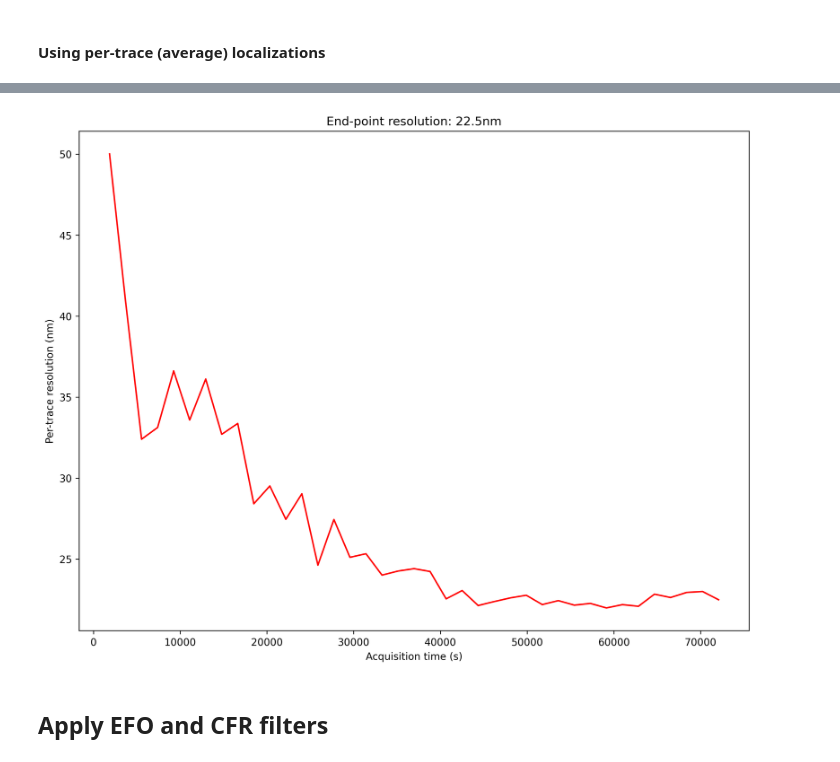
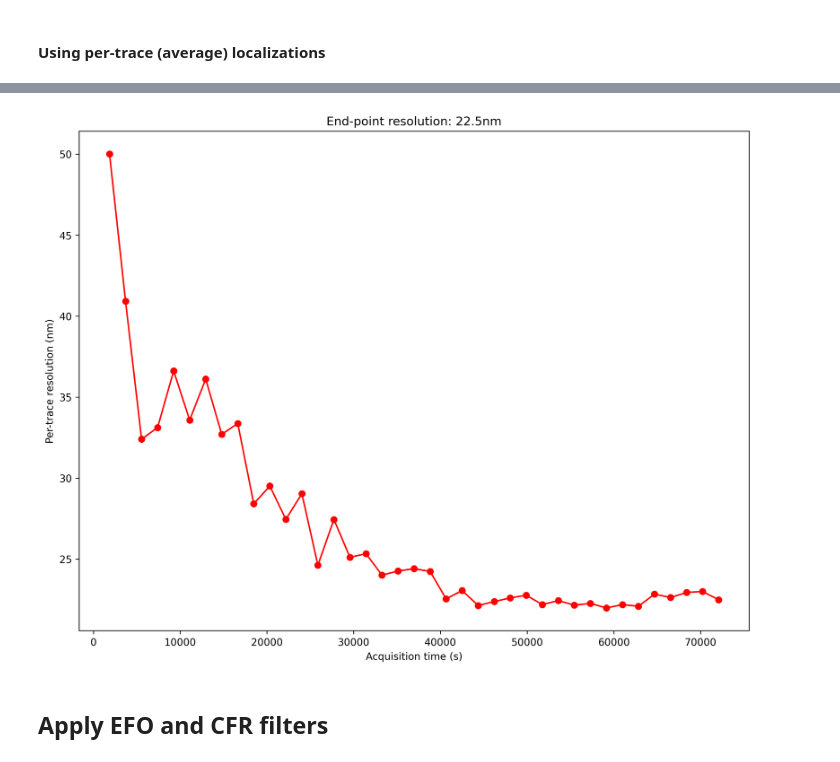
Before and after one commit to bsse-scf/pyMINFLUX, a Jupyter notebook: examples/processing.ipynb, the cells around one changed output, grey strips where cells are left out. Cells and saved outputs as stored; diff of their text form; code cells hidden in the pictures.

```diff
--- a/examples/processing.ipynb
+++ b/examples/processing.ipynb
@@ -115,12 +113,12 @@ for i, t in enumerate(t_steps):
 # %%
 # Plot results
 fig, ax = plt.subplots(1, 1, figsize=(12, 9), dpi=300)
-ax.plot(t_steps, trace_resolutions, 'r-')
+ax.plot(t_steps, trace_resolutions, 'r-o')
 ax.set_xlabel("Acquisition time (s)")
 ax.set_ylabel("Per-trace resolution (nm)");
 ax.set_title(f"End-point resolution: {trace_resolutions[-1]:.1f}nm");
 # %% [output]
-[figure, old version]
+[figure, new version]
 # %% [markdown]
 ## Apply EFO and CFR filters
 # %%
```
Also changed, not shown: parts of 5 cells of this notebook.
